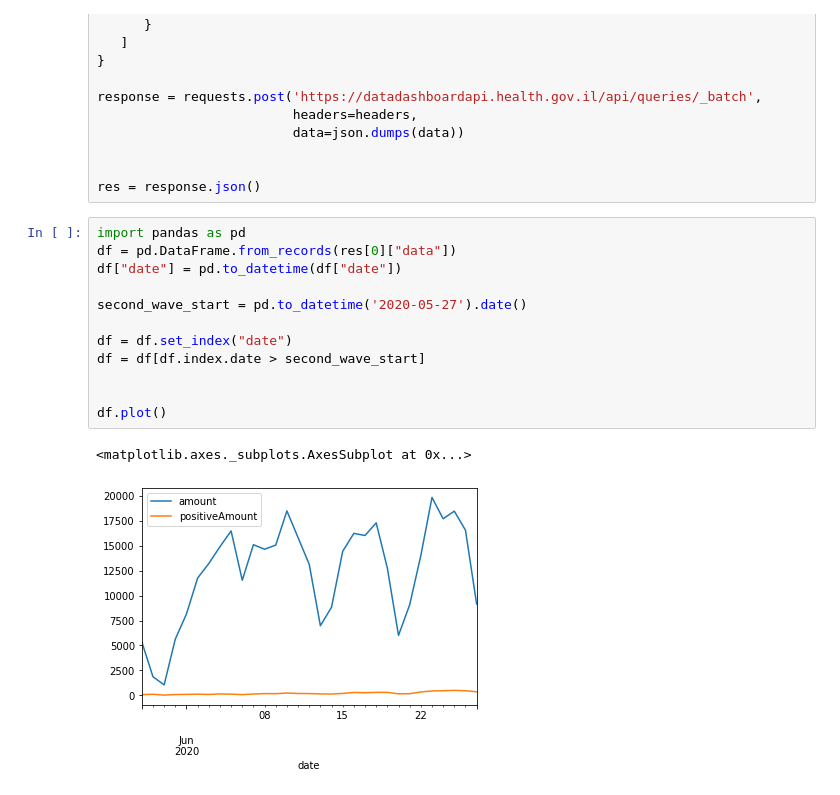
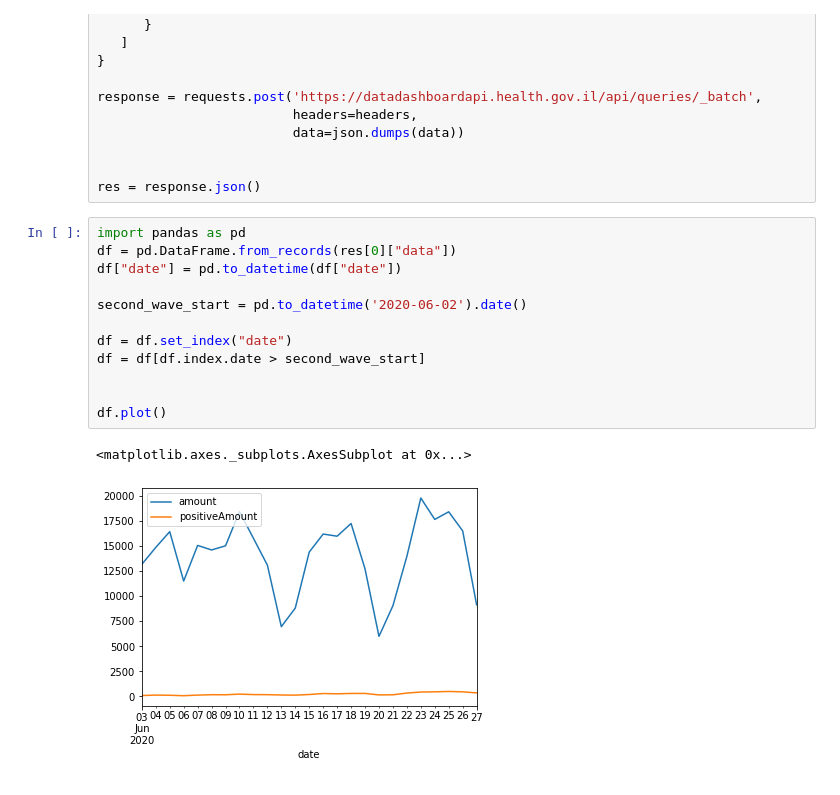
Before and after one commit to ronenabr/coronadata, a Jupyter notebook: Tests and varified.ipynb, the cells around one changed output. Cells and saved outputs as stored; diff of their text form.

```diff
--- a/Tests and varified.ipynb
+++ b/Tests and varified.ipynb
@@ -31,15 +31,15 @@ res = response.json()
 # %%
 import pandas as pd
 df = pd.DataFrame.from_records(res[0]["data"])
 df["date"] = pd.to_datetime(df["date"])
 
-second_wave_start = pd.to_datetime('2020-05-27').date()
+second_wave_start = pd.to_datetime('2020-06-02').date()
 
 df = df.set_index("date")
 df = df[df.index.date > second_wave_start]
 
 
 df.plot()
 # %% [output]
 <matplotlib.axes._subplots.AxesSubplot at 0x...>
-[figure, old version]
+[figure, new version]
```
Also changed, not shown: parts of 5 cells of this notebook.
